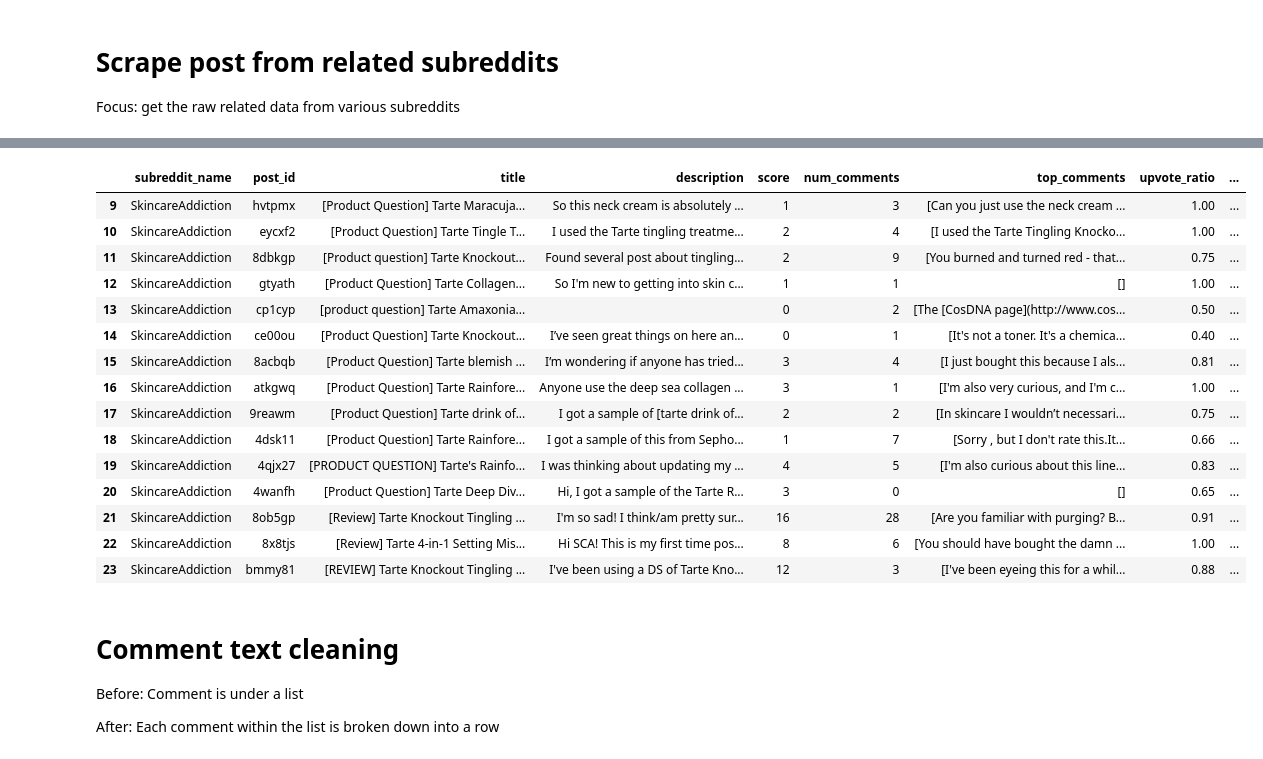
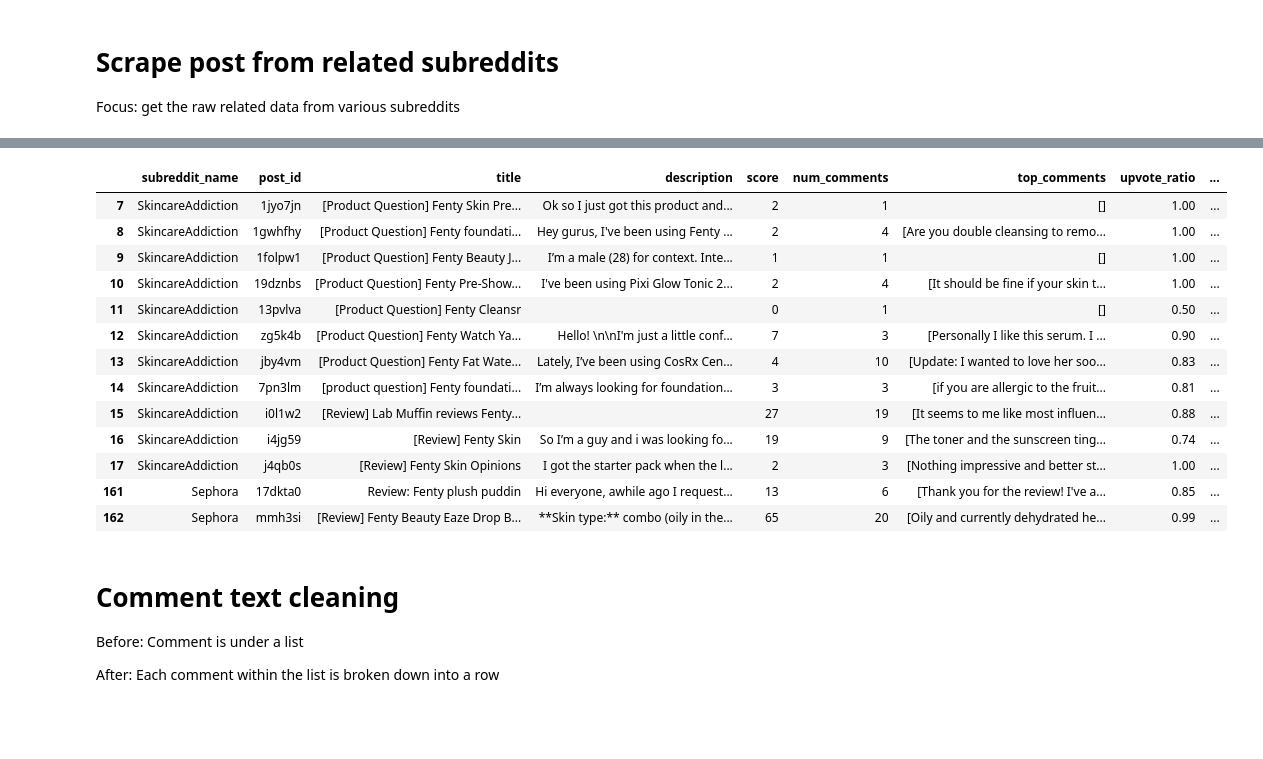
Before and after one commit to oooogiselle/Skinfluence, a Jupyter notebook: code/reddit.ipynb, the cells around one changed output, grey strips where cells are left out. Saved outputs shown, nothing was run; the diff lists cells and outputs as text; code cells hidden in the pictures; blank space fills up the shorter version.

```diff
--- a/code/reddit.ipynb
+++ b/code/reddit.ipynb
@@ -51,13 +52,16 @@ all_posts = []
 target_brands = [
 'Estée Lauder',
 'Fenty Beauty',
+'Fenty',
 'e.l.f. Cosmetics',
+'e.l.f.',
 'Tarte Cosmetics',
 'Tarte',
 'Glossier',
 'Laneige',
 'Sulwhasoo',
 'Etude House',
+'Etude',
 'Innisfree',
 'COSRX',
 ]
@@ -95,6 +99,8 @@ def get_top_comments(post):
 
 
 reddit_tags = ['[Product Question]', '[Review]']
+# Filter out duplicate posts
+post_seen = {}
 for sub in subreddit_list:
     try:
         for brand in target_brands:
@@ -140,22 +132,20 @@ subreddit_df = pd.DataFrame(all_posts)
 # %%
-subreddit_df[subreddit_df['brand'] == 'Tarte']
+subreddit_df[subreddit_df['brand'] == 'Fenty']
 # %% [output]
 |  | subreddit_name | post_id | title | description | score | num_comments | top_comments | upvote_ratio | ... |
-| 9 | SkincareAddiction | hvtpmx | [Product Question] Tarte Maracuja... | So this neck cream is absolutely ... | 1 | 3 | [Can you just use the neck cream ... | 1.00 | ... |
-| 10 | SkincareAddiction | eycxf2 | [Product Question] Tarte Tingle T... | I used the Tarte tingling treatme... | 2 | 4 | [I used the Tarte Tingling Knocko... | 1.00 | ... |
-| 11 | SkincareAddiction | 8dbkgp | [Product question] Tarte Knockout... | Found several post about tingling... | 2 | 9 | [You burned and turned red - that... | 0.75 | ... |
-| 12 | SkincareAddiction | gtyath | [Product Question] Tarte Collagen... | So I'm new to getting into skin c... | 1 | 1 | [] | 1.00 | ... |
-| 13 | SkincareAddiction | cp1cyp | [product question] Tarte Amaxonia... |  | 0 | 2 | [The [CosDNA page](http://www.cos... | 0.50 | ... |
-| 14 | SkincareAddiction | ce00ou | [Product Question] Tarte Knockout... | I’ve seen great things on here an... | 0 | 1 | [It's not a toner. It's a chemica... | 0.40 | ... |
-| 15 | SkincareAddiction | 8acbqb | [Product Question] Tarte blemish ... | I’m wondering if anyone has tried... | 3 | 4 | [I just bought this because I als... | 0.81 | ... |
-| 16 | SkincareAddiction | atkgwq | [Product Question] Tarte Rainfore... | Anyone use the deep sea collagen ... | 3 | 1 | [I'm also very curious, and I'm c... | 1.00 | ... |
-| 17 | SkincareAddiction | 9reawm | [Product Question] Tarte drink of... | I got a sample of [tarte drink of... | 2 | 2 | [In skincare I wouldn’t necessari... | 0.75 | ... |
-| 18 | SkincareAddiction | 4dsk11 | [Product Question] Tarte Rainfore... | I got a sample of this from Sepho... | 1 | 7 | [Sorry , but I don't rate this.It... | 0.66 | ... |
-| 19 | SkincareAddiction | 4qjx27 | [PRODUCT QUESTION] Tarte's Rainfo... | I was thinking about updating my ... | 4 | 5 | [I'm also curious about this line... | 0.83 | ... |
-| 20 | SkincareAddiction | 4wanfh | [Product Question] Tarte Deep Div... | Hi, I got a sample of the Tarte R... | 3 | 0 | [] | 0.65 | ... |
-| 21 | SkincareAddiction | 8ob5gp | [Review] Tarte Knockout Tingling ... | I'm so sad! I think/am pretty sur... | 16 | 28 | [Are you familiar with purging? B... | 0.91 | ... |
-| 22 | SkincareAddiction | 8x8tjs | [Review] Tarte 4-in-1 Setting Mis... | Hi SCA! This is my first time pos... | 8 | 6 | [You should have bought the damn ... | 1.00 | ... |
-| 23 | SkincareAddiction | bmmy81 | [REVIEW] Tarte Knockout Tingling ... | I've been using a DS of Tarte Kno... | 12 | 3 | [I've been eyeing this for a whil... | 0.88 | ... |
+| 7 | SkincareAddiction | 1jyo7jn | [Product Question] Fenty Skin Pre... | Ok so I just got this product and... | 2 | 1 | [] | 1.00 | ... |
+| 8 | SkincareAddiction | 1gwhfhy | [Product Question] Fenty foundati... | Hey gurus, I've been using Fenty ... | 2 | 4 | [Are you double cleansing to remo... | 1.00 | ... |
+| 9 | SkincareAddiction | 1folpw1 | [Product Question] Fenty Beauty J... | I’m a male (28) for context. Inte... | 1 | 1 | [] | 1.00 | ... |
+| 10 | SkincareAddiction | 19dznbs | [Product Question] Fenty Pre-Show... | I've been using Pixi Glow Tonic 2... | 2 | 4 | [It should be fine if your skin t... | 1.00 | ... |
+| 11 | SkincareAddiction | 13pvlva | [Product Question] Fenty Cleansr |  | 0 | 1 | [] | 0.50 | ... |
+| 12 | SkincareAddiction | zg5k4b | [Product Question] Fenty Watch Ya... | Hello! \n\nI'm just a little conf... | 7 | 3 | [Personally I like this serum. I ... | 0.90 | ... |
+| 13 | SkincareAddiction | jby4vm | [Product Question] Fenty Fat Wate... | Lately, I’ve been using CosRx Cen... | 4 | 10 | [Update: I wanted to love her soo... | 0.83 | ... |
+| 14 | SkincareAddiction | 7pn3lm | [product question] Fenty foundati... | I’m always looking for foundation... | 3 | 3 | [if you are allergic to the fruit... | 0.81 | ... |
+| 15 | SkincareAddiction | i0l1w2 | [Review] Lab Muffin reviews Fenty... |  | 27 | 19 | [It seems to me like most influen... | 0.88 | ... |
+| 16 | SkincareAddiction | i4jg59 | [Review] Fenty Skin | So I’m a guy and i was looking fo... | 19 | 9 | [The toner and the sunscreen ting... | 0.74 | ... |
+| 17 | SkincareAddiction | j4qb0s | [Review] Fenty Skin Opinions | I got the starter pack when the l... | 2 | 3 | [Nothing impressive and better st... | 1.00 | ... |
+| 161 | Sephora | 17dkta0 | Review: Fenty plush puddin | Hi everyone, awhile ago I request... | 13 | 6 | [Thank you for the review! I've a... | 0.85 | ... |
+| 162 | Sephora | mmh3si | [Review] Fenty Beauty Eaze Drop B... | **Skin type:** combo (oily in the... | 65 | 20 | [Oily and currently dehydrated he... | 0.99 | ... |
 # %% [markdown]
 # Comment text cleaning
 
```
Also changed, not shown: parts of 4 cells of this notebook, 1 other file.
